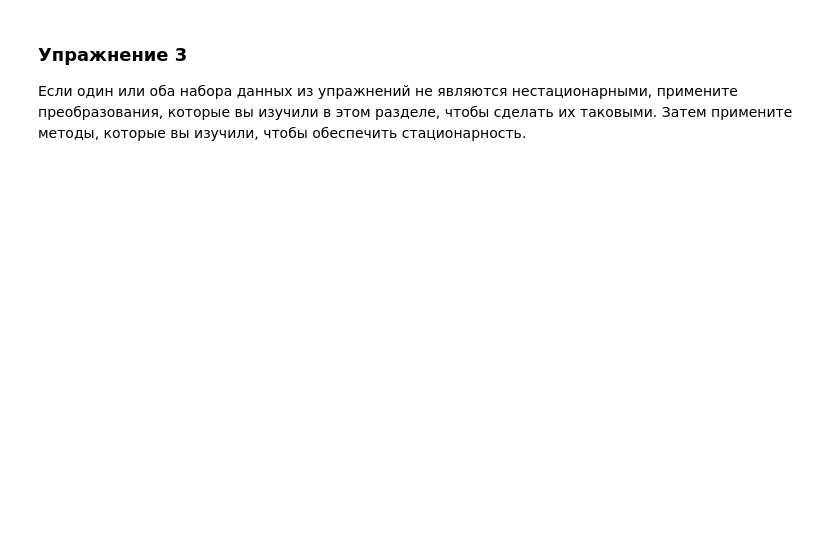
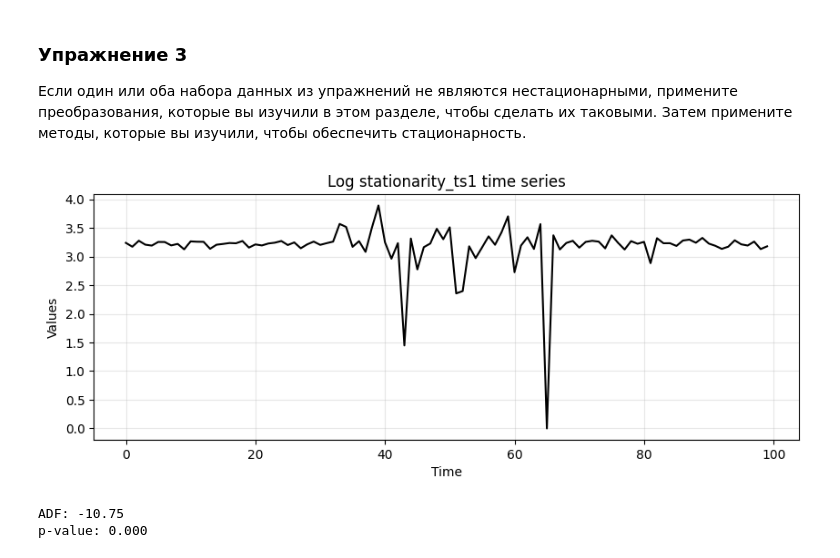
Before and after one commit to QS1lE/ml_time.series.2, a Jupyter notebook: practice 2/2 stationarity.ipynb, the cells around one changed output. Cells and saved outputs as stored; diff of their text form; code cells hidden in the pictures; blank space fills up the shorter version.

```diff
--- a/practice 2/2 stationarity.ipynb
+++ b/practice 2/2 stationarity.ipynb
@@ -1017,3 +1082,20 @@ Chunk    | Mean          | Variance
 # %% [markdown]
 ### Упражнение 3
 Если один или оба набора данных из упражнений не являются нестационарными, примените преобразования, которые вы изучили в этом разделе, чтобы сделать их таковыми. Затем примените методы, которые вы изучили, чтобы обеспечить стационарность.
+# %%
+# Ensure all data are positive
+new_hetero_stationarity_ts1 = stationarity_ts1 - stationarity_ts1.min() + 1.0
+
+# Apply the log
+log_new_hetero_stationarity_ts1 = np.log(new_hetero_stationarity_ts1)
+# %%
+run_sequence_plot(time1, log_new_hetero_stationarity_ts1, title="Log stationarity_ts1 time series");
+# %% [output]
+[figure, added]
+# %%
+adf, pvalue, _, _, _, _ = adfuller(log_new_hetero_stationarity_ts1)
+print(f"ADF: {adf:.2f}")
+print(f"p-value: {pvalue:.3f}")
+# %% [output]
+ADF: -10.75
+p-value: 0.000
```
Also changed, not shown: parts of 22 cells of this notebook.
